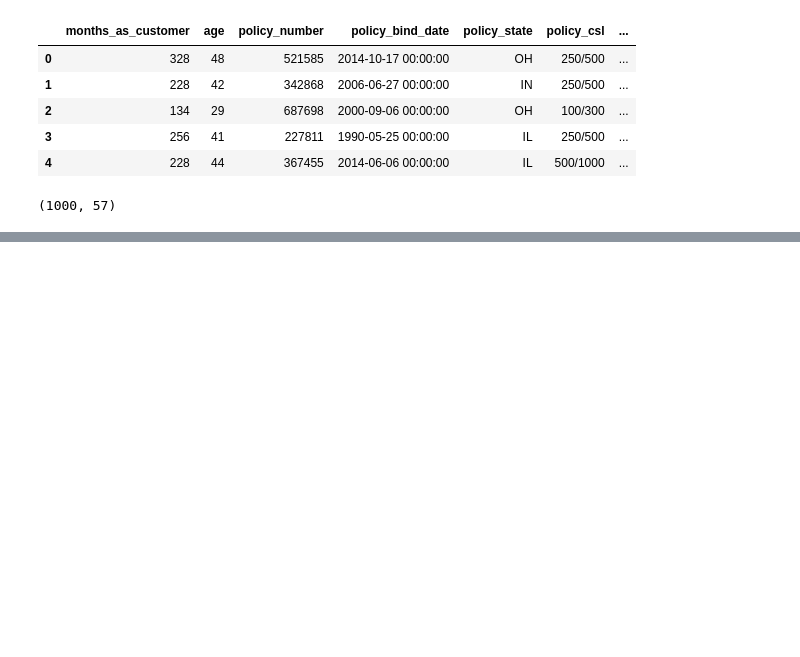
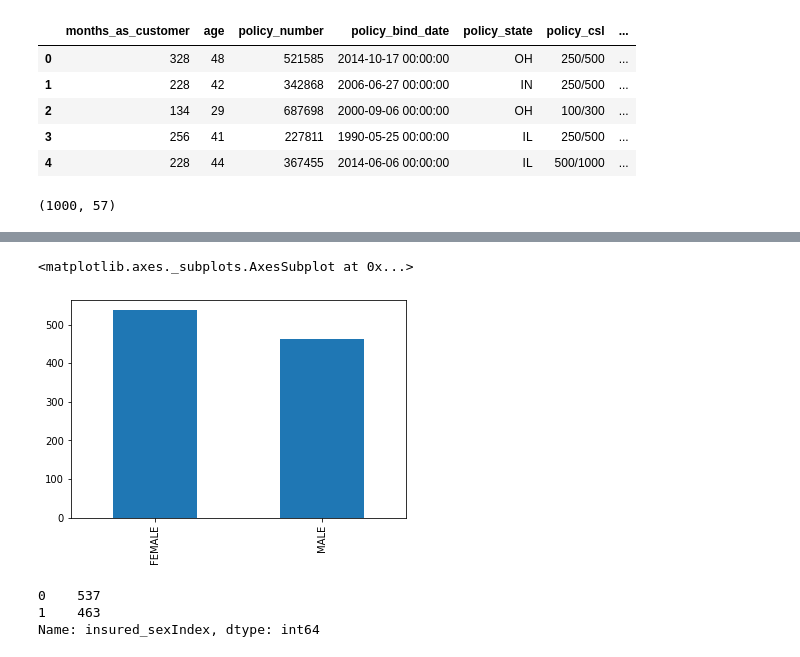
Before and after one commit to Priyabrat845/Insurance-fraud-detection, a Jupyter notebook: Insurance_claim_fraud_detection.ipynb, the cells around one changed output, grey strips where cells are left out. Saved outputs shown, nothing was run; the diff lists cells and outputs as text; code cells hidden in the pictures; blank space fills up the shorter version.

```diff
--- a/Insurance_claim_fraud_detection.ipynb
+++ b/Insurance_claim_fraud_detection.ipynb
@@ -31,0 +249,11 @@ data.shape
+# %%
+data['insured_sex'].value_counts().plot.bar()
+# %% [output]
+<matplotlib.axes._subplots.AxesSubplot at 0x...>
+[figure, added]
+# %%
+data['insured_sexIndex'].value_counts()
+# %% [output]
+0    537
+1    463
+Name: insured_sexIndex, dtype: int64
```
Also changed, not shown: parts of 38 cells of this notebook.
